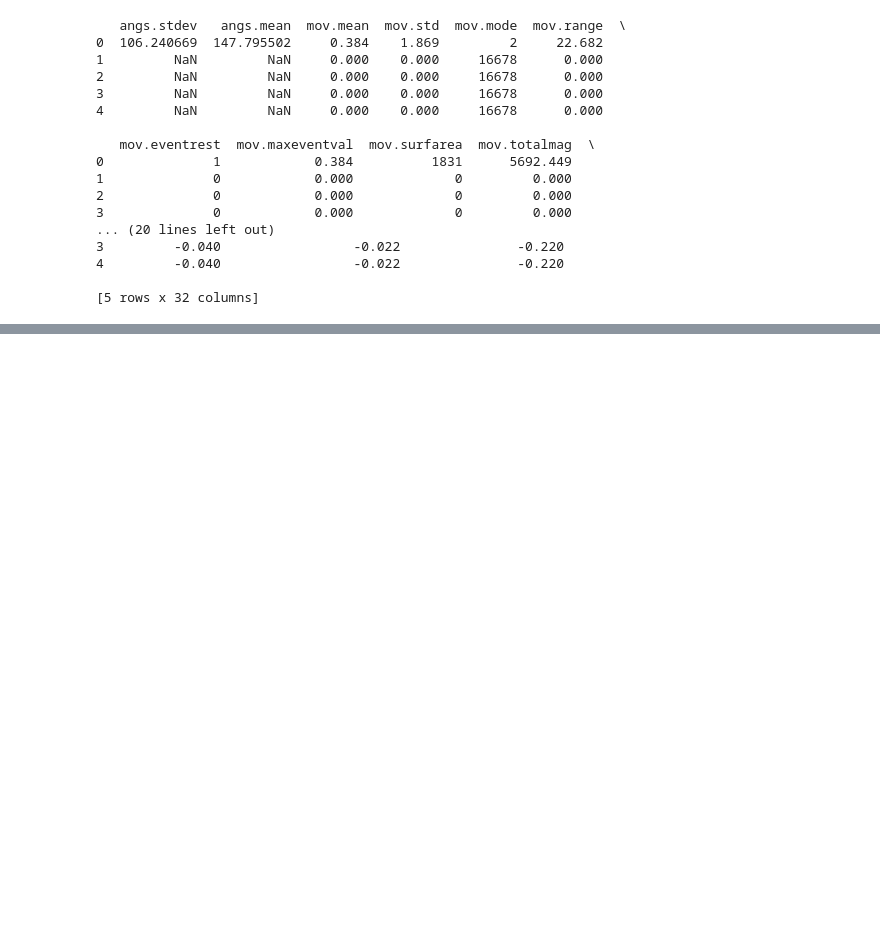
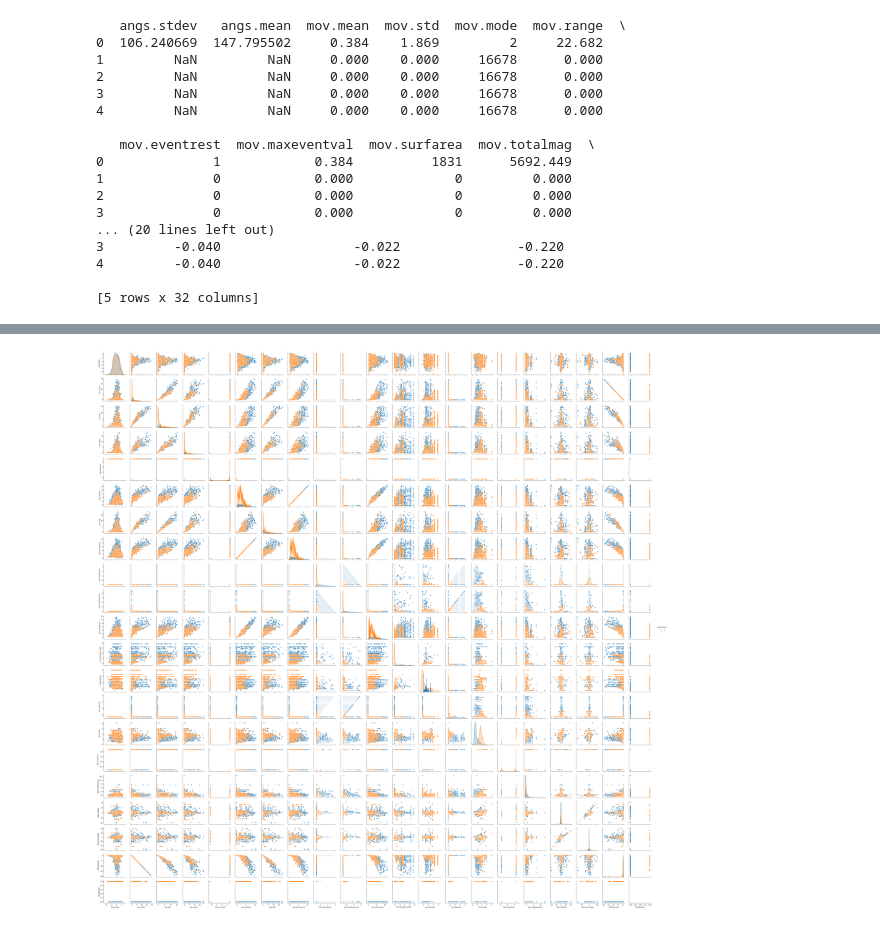
Before and after one commit to brmullen/SIP2019, a Jupyter notebook: Brian/Data Exploration.ipynb, the cells around one changed output, grey strips where cells are left out. Saved outputs shown, nothing was run; the diff lists cells and outputs as text; code cells hidden in the pictures; blank space fills up the shorter version.

Commit message:
explored data

```diff
--- a/Brian/Data Exploration.ipynb
+++ b/Brian/Data Exploration.ipynb
@@ -53,0 +61,9 @@ print(data_big.head())
+# %%
+from sklearn.preprocessing import StandardScaler
+scaler = StandardScaler()
+
+x_scaled = scaler.fit_transform(data_big)
+x_scaled.shape
+columns = data_big.columns.tolist()
+for i, col in enumerate(columns):
+    data_big[col] = x_scaled[:,i]
@@ -63,0 +111,24 @@ data_big['classification'] = indices_big
+# %%
+from sklearn.feature_selection import RFE
+from sklearn.linear_model import LogisticRegression
+from sklearn.ensemble import RandomForestClassifier
+from sklearn.ensemble import VotingClassifier
+from sklearn.linear_model import LogisticRegression
+from sklearn.svm import SVC
+from sklearn import metrics
+
+logreg = LogisticRegression(solver='lbfgs')
+
+rfe = RFE(logreg, 20) #increase paramater for numnber of iterations?
+rfe = rfe.fit(os_data_X, os_data_y.values.ravel())
+data_final_vars = os_data_X.columns.tolist()
+
+print('Support\tRanking\tVariable')
+for i, var in enumerate(data_final_vars):
+    print(rfe.support_[i], '\t',rfe.ranking_[i],'\t', var)
+
+new_vars = X.columns.values[rfe.ranking_ == 1].tolist()
+# new_vars.append('class')
+new_vars.append('classification')
+
+print(new_vars)
@@ -63,0 +153,13 @@ data_big['classification'] = indices_big
+# %%
+data3 = data_big[new_vars]
+
+# Both temporal and spatial metrics visualize
+sns.pairplot(data3,
+             diag_kind="kde",
+             markers=["o", "s"],
+             hue_order = [0, 1], hue='classification')
+
+plt.savefig(file_dir + 'state_pairplot.png')
+plt.show()
+# %% [output]
+[figure, added]
```
Also changed, not shown: parts of 18 cells of this notebook.
